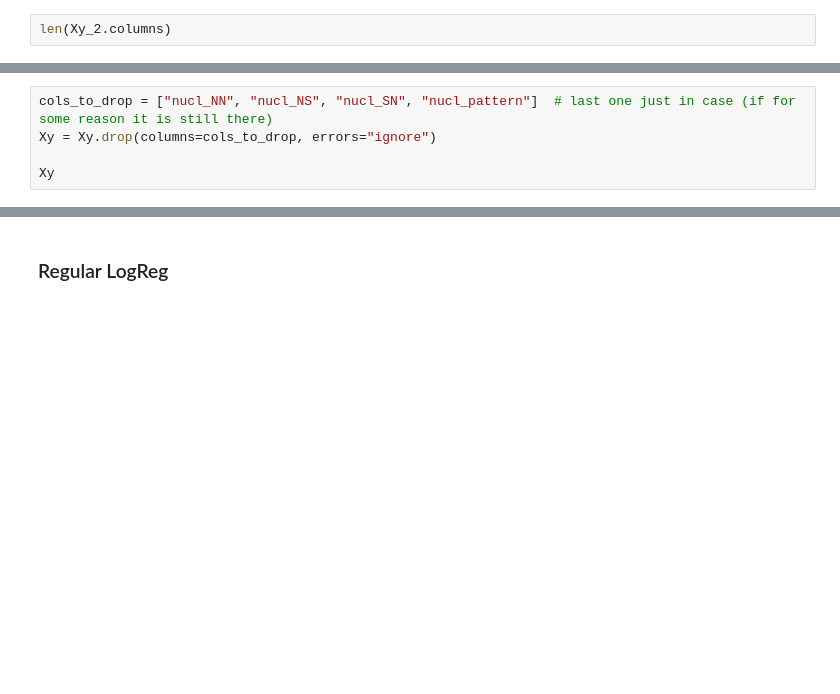
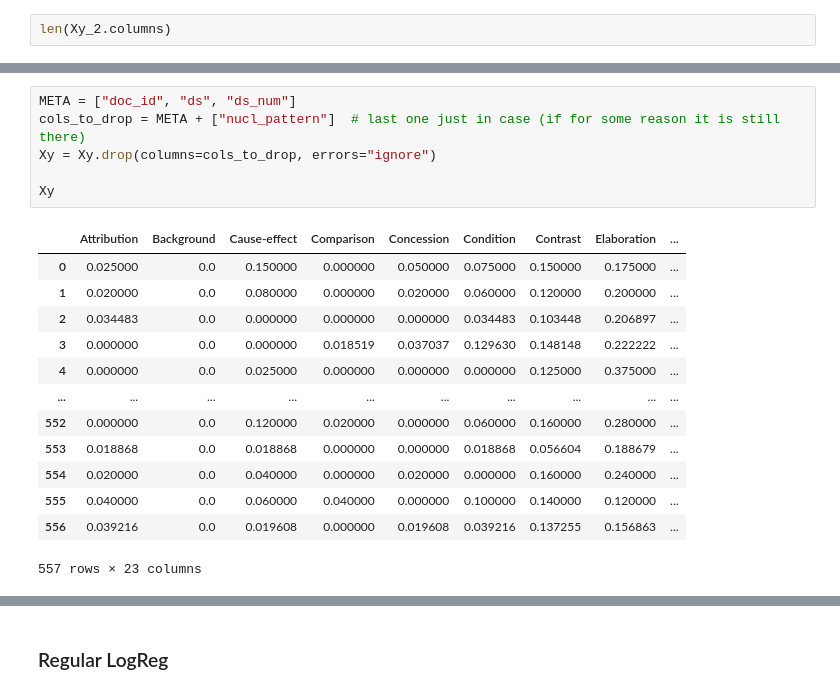
Before and after one commit to thenewvector/identifying-depression-with-rst, a Jupyter notebook: notebooks/04_ml_on_rst_features.ipynb, the cells around one changed output, grey strips where cells are left out. Cells and saved outputs as stored; diff of their text form; blank space fills up the shorter version.

```diff
--- a/notebooks/04_ml_on_rst_features.ipynb
+++ b/notebooks/04_ml_on_rst_features.ipynb
@@ -109,7 +212,22 @@ Xy
 # %%
-cols_to_drop = ["nucl_NN", "nucl_NS", "nucl_SN", "nucl_pattern"]  # last one just in case (if for some reason it is still there)
+META = ["doc_id", "ds", "ds_num"]
+cols_to_drop = META + ["nucl_pattern"]  # last one just in case (if for some reason it is still there)
 Xy = Xy.drop(columns=cols_to_drop, errors="ignore")
 
 Xy
+# %% [output]
+|  | Attribution | Background | Cause-effect | Comparison | Concession | Condition | Contrast | Elaboration | ... |
+| 0 | 0.025000 | 0.0 | 0.150000 | 0.000000 | 0.050000 | 0.075000 | 0.150000 | 0.175000 | ... |
+| 1 | 0.020000 | 0.0 | 0.080000 | 0.000000 | 0.020000 | 0.060000 | 0.120000 | 0.200000 | ... |
+| 2 | 0.034483 | 0.0 | 0.000000 | 0.000000 | 0.000000 | 0.034483 | 0.103448 | 0.206897 | ... |
+| 3 | 0.000000 | 0.0 | 0.000000 | 0.018519 | 0.037037 | 0.129630 | 0.148148 | 0.222222 | ... |
+| 4 | 0.000000 | 0.0 | 0.025000 | 0.000000 | 0.000000 | 0.000000 | 0.125000 | 0.375000 | ... |
+| ... | ... | ... | ... | ... | ... | ... | ... | ... | ... |
+| 552 | 0.000000 | 0.0 | 0.120000 | 0.020000 | 0.000000 | 0.060000 | 0.160000 | 0.280000 | ... |
+| 553 | 0.018868 | 0.0 | 0.018868 | 0.000000 | 0.000000 | 0.018868 | 0.056604 | 0.188679 | ... |
+| 554 | 0.020000 | 0.0 | 0.040000 | 0.000000 | 0.020000 | 0.000000 | 0.160000 | 0.240000 | ... |
+| 555 | 0.040000 | 0.0 | 0.060000 | 0.040000 | 0.000000 | 0.100000 | 0.140000 | 0.120000 | ... |
+| 556 | 0.039216 | 0.0 | 0.019608 | 0.000000 | 0.019608 | 0.039216 | 0.137255 | 0.156863 | ... |
+557 rows × 23 columns
 # %%
 Xy.columns
```
Also changed, not shown: parts of 18 cells of this notebook, 1 other file.
